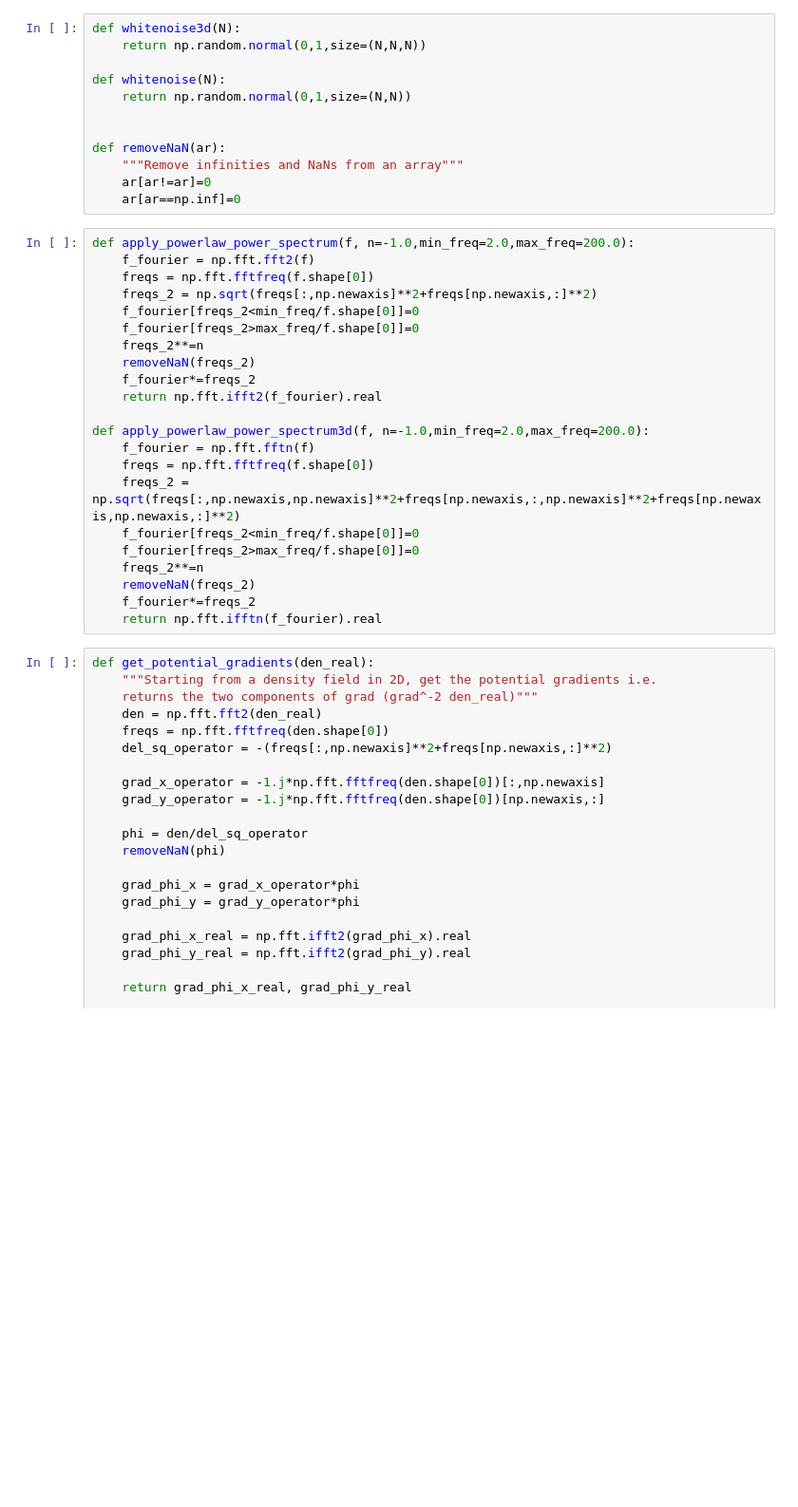
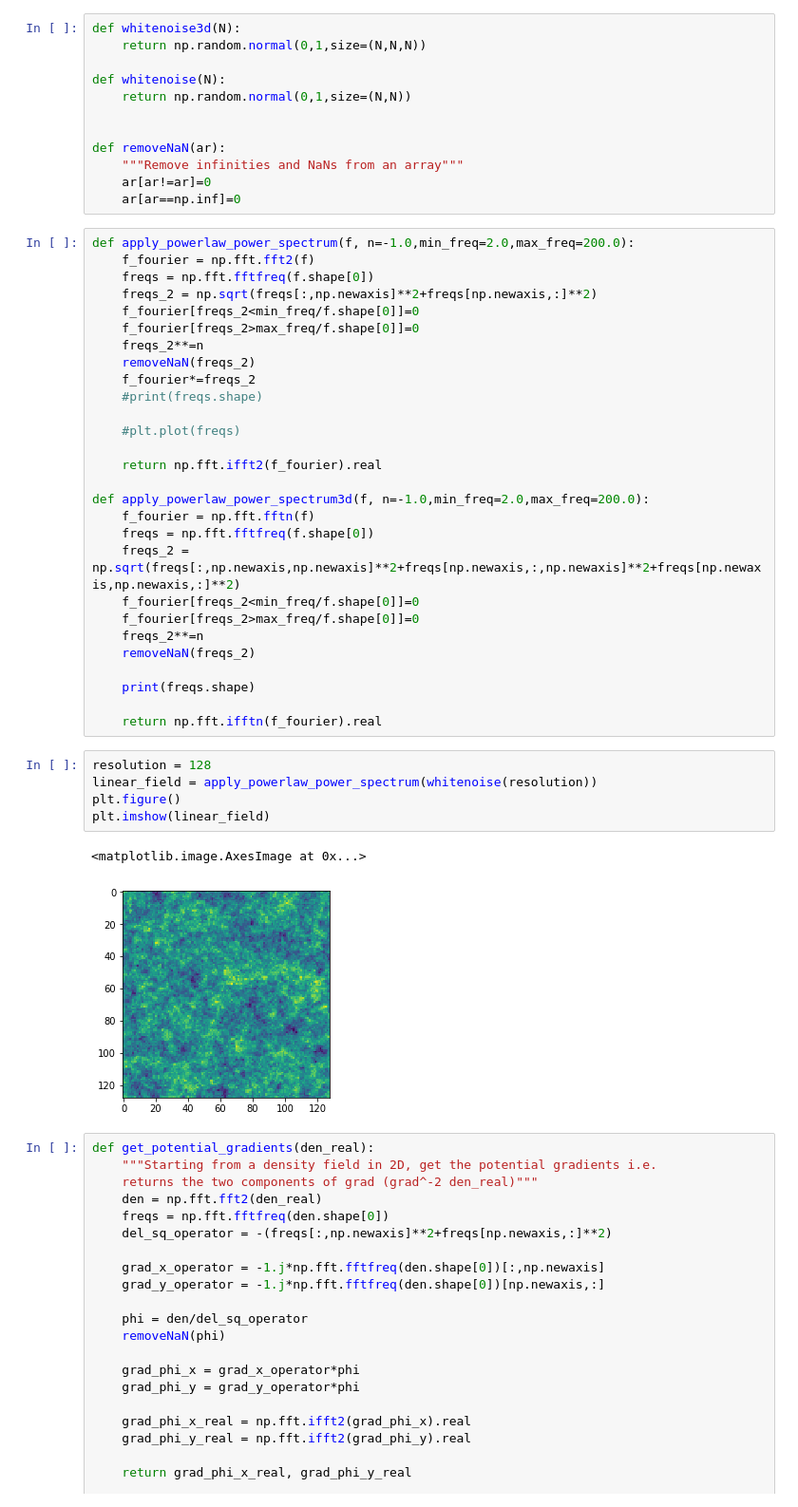
Before and after one commit to ArgonneCPAC/StatMLmeet, a Jupyter notebook: zeldo/notebooks/Zeldo 2d data generation.ipynb, the cells around one changed output. Shown at 95% size. Drawn from its saved outputs; the diff is of its cells as text; blank space fills up the shorter version.

```diff
--- a/zeldo/notebooks/Zeldo 2d data generation.ipynb
+++ b/zeldo/notebooks/Zeldo 2d data generation.ipynb
@@ -23,6 +25,10 @@ def apply_powerlaw_power_spectrum(f, n=-1.0,min_freq=2.0,max_freq=200.0):
     freqs_2**=n
     removeNaN(freqs_2)
     f_fourier*=freqs_2
+    #print(freqs.shape)
+
+    #plt.plot(freqs)
+
     return np.fft.ifft2(f_fourier).real
 
 def apply_powerlaw_power_spectrum3d(f, n=-1.0,min_freq=2.0,max_freq=200.0):
@@ -33,8 +39,18 @@ def apply_powerlaw_power_spectrum3d(f, n=-1.0,min_freq=2.0,max_freq=200.0):
     f_fourier[freqs_2>max_freq/f.shape[0]]=0
     freqs_2**=n
     removeNaN(freqs_2)
-    f_fourier*=freqs_2
+
+    print(freqs.shape)
+
     return np.fft.ifftn(f_fourier).real
+# %%
+resolution = 128
+linear_field = apply_powerlaw_power_spectrum(whitenoise(resolution))
+plt.figure()
+plt.imshow(linear_field)
+# %% [output]
+<matplotlib.image.AxesImage at 0x...>
+[figure, added]
 # %%
 def get_potential_gradients(den_real):
     """Starting from a density field in 2D, get the potential gradients i.e.
```
Also changed, not shown: parts of 12 cells of this notebook.
